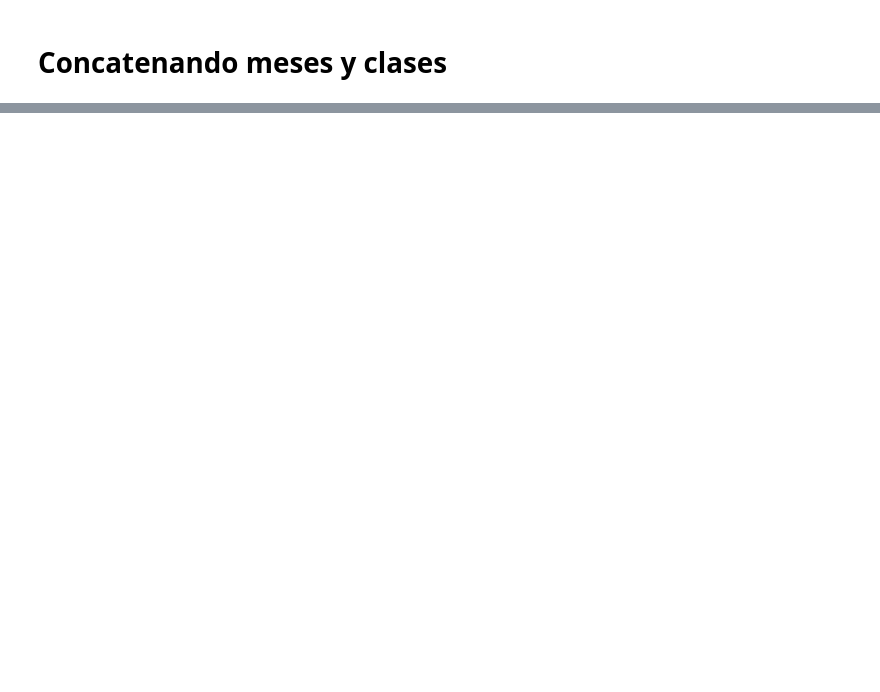
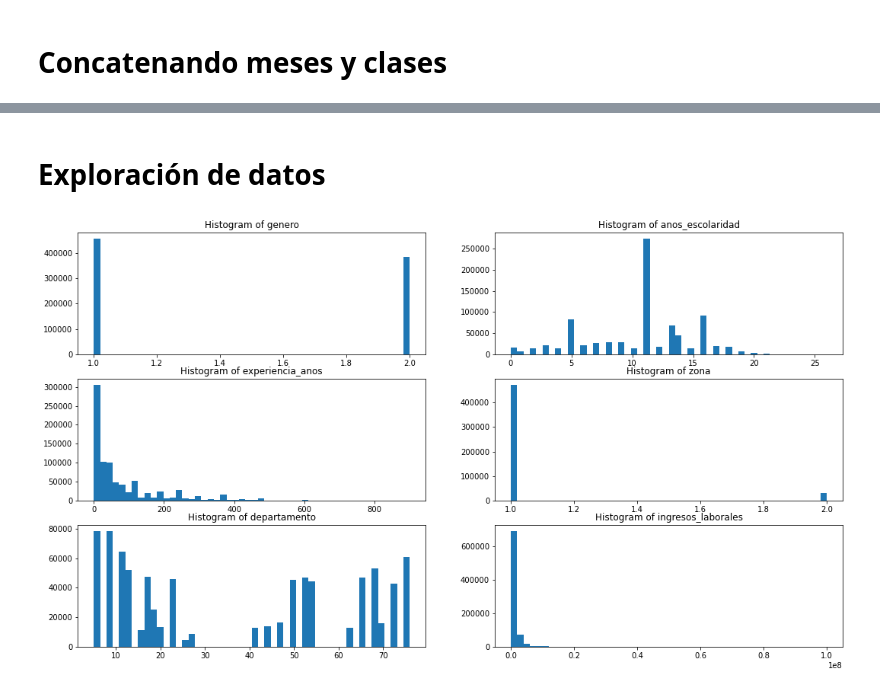
Before and after one commit to aleman844/brechassalariales, a Jupyter notebook: Notebooks/datacleaning.ipynb, the cells around one changed output, grey strips where cells are left out. Saved outputs shown, nothing was run; the diff lists cells and outputs as text; code cells hidden in the pictures; blank space fills up the shorter version.

```diff
--- a/Notebooks/datacleaning.ipynb
+++ b/Notebooks/datacleaning.ipynb
@@ -151,0 +138,4 @@ df_todos[['P6210',
+# %%
+XY = ["genero","anos_escolaridad", "experiencia_anos", "zona",  "departamento", "ingresos_laborales"]
+X = XY[:-1]
+Y = XY[-1:]
@@ -151,0 +144,12 @@ df_todos[['P6210',
+# %%
+def cleanspaces(txt):
+    if type(txt) == int:
+        res = txt
+    else:
+        res = txt.strip()
+    return res
+# %%
+numeric_vars =  ["genero","anos_escolaridad", "experiencia_anos",  "departamento", "ingresos_laborales"]
+for i in numeric_vars:
+    df_todos[i] = df_todos[i].apply(lambda x: cleanspaces(x))
+    df_todos[i] = pd.to_numeric(df_todos[i])
@@ -151,0 +172,2 @@ df_todos[['P6210',
+# %% [markdown]
+# Exploración de datos
@@ -151,0 +176,9 @@ df_todos[['P6210',
+# %%
+plt.figure(figsize=(18,10))
+for i, var in enumerate(XY):
+    plt.subplot(3,2,i+1)
+    plt.hist(df_todos[var],50)
+    title_string = "Histogram of " + var
+    plt.title(title_string)
+# %% [output]
+[figure, added]
```
Also changed, not shown: parts of 29 cells of this notebook, 7 other files.
